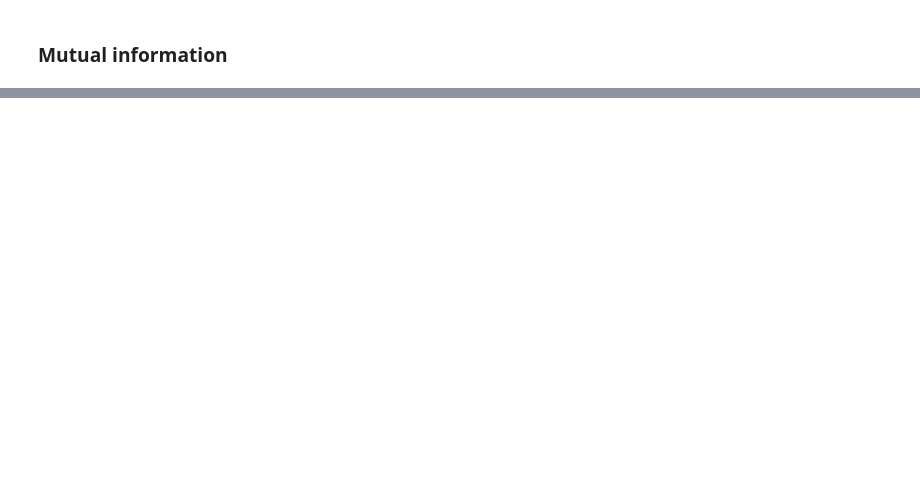
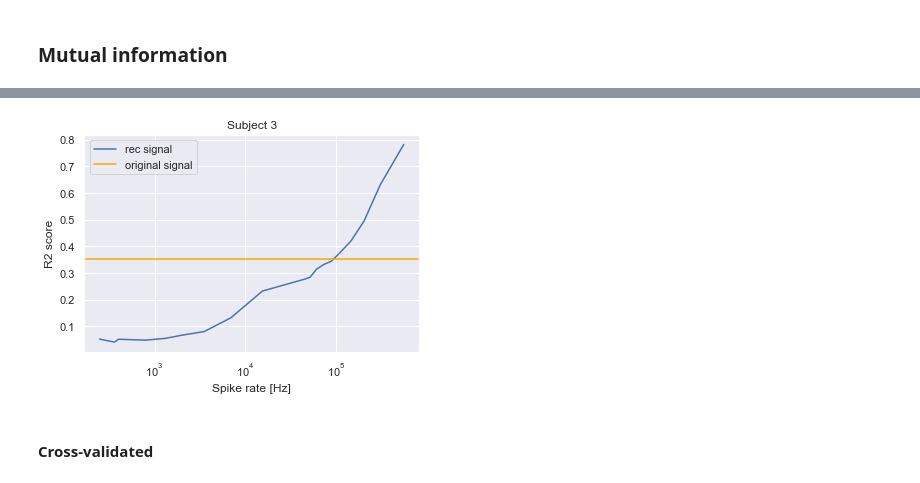
Before and after one commit to pennfranc/adm-ppg-analysis, a Jupyter notebook: mutual information analysis.ipynb, the cells around one changed output, grey strips where cells are left out. Cells and saved outputs as stored; diff of their text form; code cells hidden in the pictures; blank space fills up the shorter version.

```diff
--- a/mutual information analysis.ipynb
+++ b/mutual information analysis.ipynb
@@ -210,0 +168,6 @@ plot_scores(regression_score_ppg, regression_scores_rec, num_spikes_list, True)
+# %%
+plot_scores(score_ppg, score_rec_list, rates_list, 'R2 score', SUBJECT_IDX)
+# %% [output]
+[figure, added]
+# %% [markdown]
+#### Cross-validated
```
Also changed, not shown: parts of 26 cells of this notebook, 1 other file.
